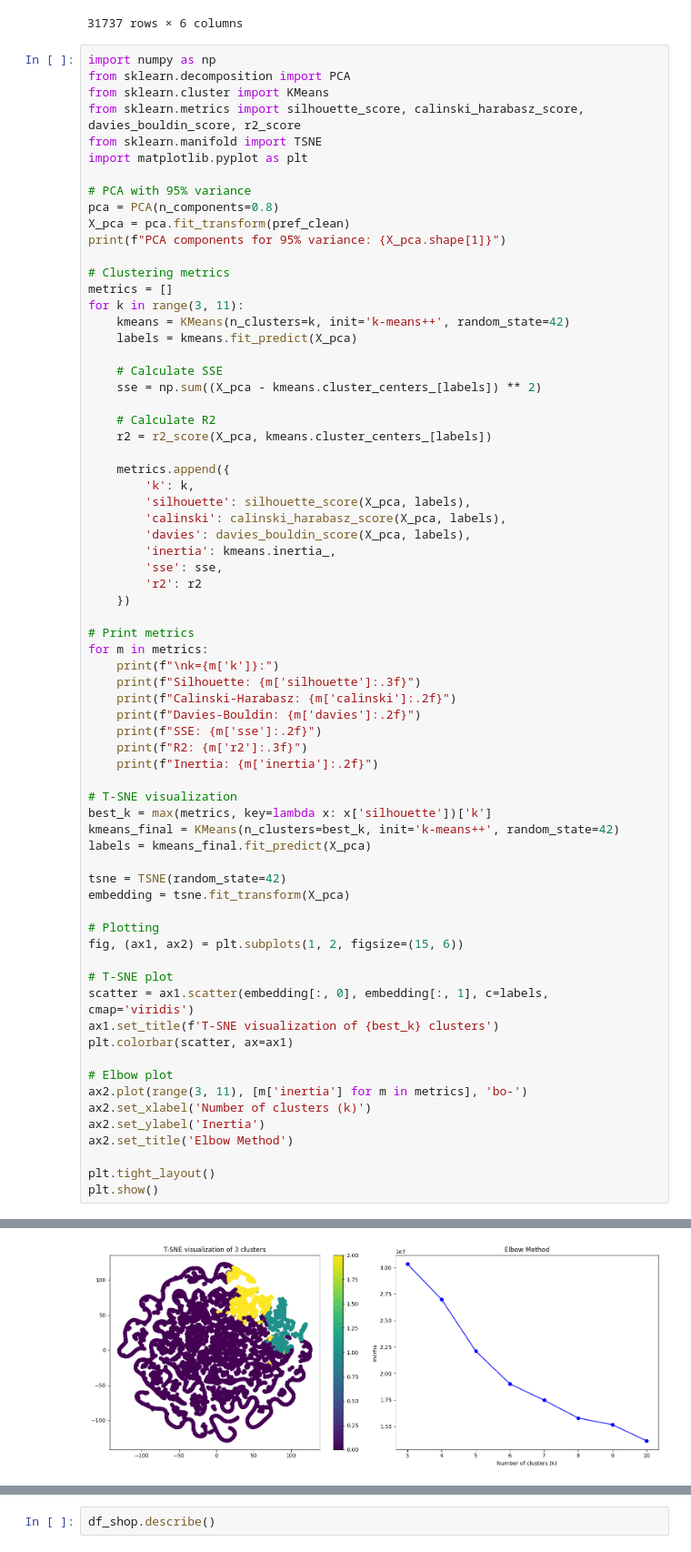
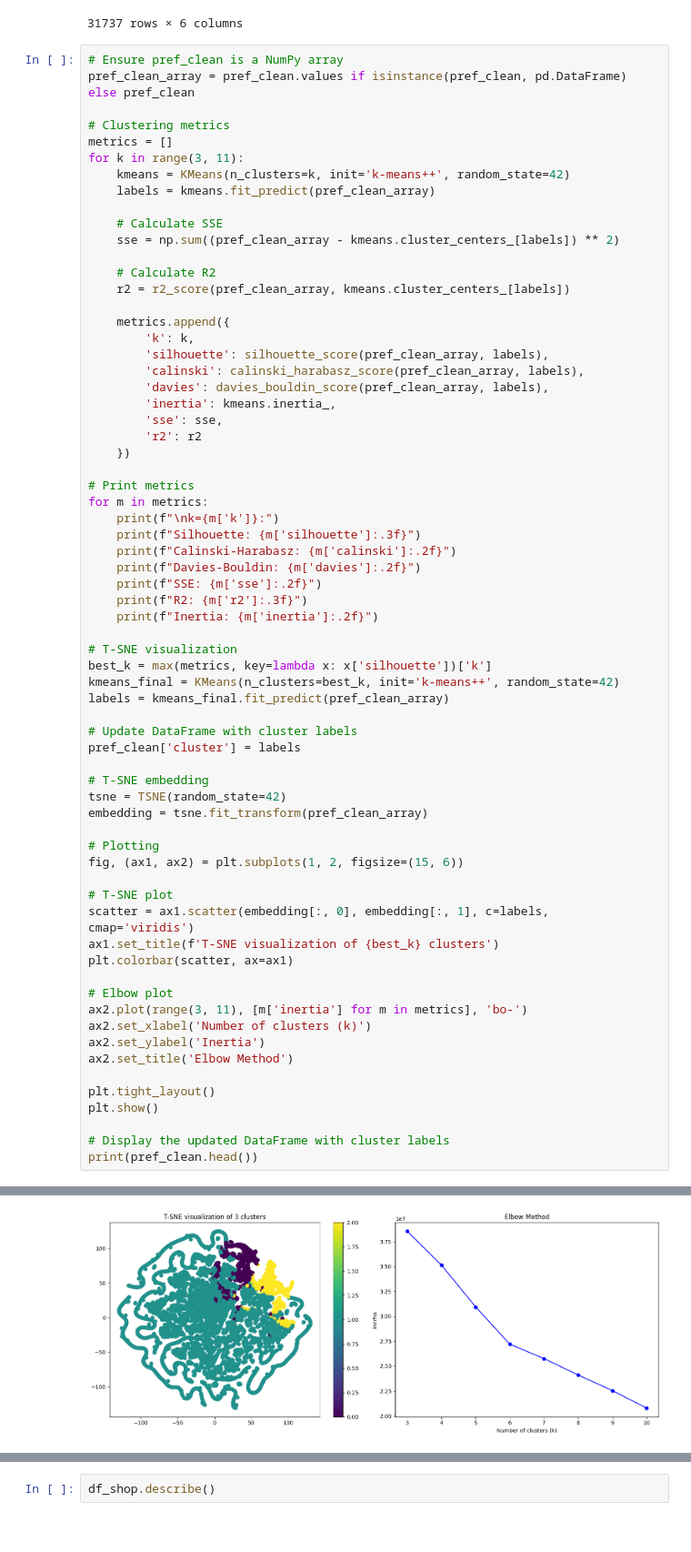
Before and after one commit to diogoruivo47/Data-Mining, a Jupyter notebook: draft-2 full segment join for final report.ipynb, the cells around one changed output, grey strips where cells are left out. Shown at 91% size. Drawn from its saved outputs; the diff is of its cells as text.

```diff
--- a/draft-2 full segment join for final report.ipynb
+++ b/draft-2 full segment join for final report.ipynb
@@ -262,35 +286,26 @@ pref_clean
 | 31736 | 0.00 | 0.00 | 7.91 | 0.00 | 0.00 | 0.0 |
 31737 rows × 6 columns
 # %%
-import numpy as np
-from sklearn.decomposition import PCA
-from sklearn.cluster import KMeans
-from sklearn.metrics import silhouette_score, calinski_harabasz_score, davies_bouldin_score, r2_score
-from sklearn.manifold import TSNE
-import matplotlib.pyplot as plt
-
-# PCA with 95% variance
-pca = PCA(n_components=0.8)
-X_pca = pca.fit_transform(pref_clean)
-print(f"PCA components for 95% variance: {X_pca.shape[1]}")
+# Ensure pref_clean is a NumPy array
+pref_clean_array = pref_clean.values if isinstance(pref_clean, pd.DataFrame) else pref_clean
 
 # Clustering metrics
 metrics = []
 for k in range(3, 11):
     kmeans = KMeans(n_clusters=k, init='k-means++', random_state=42)
-    labels = kmeans.fit_predict(X_pca)
+    labels = kmeans.fit_predict(pref_clean_array)
 
     # Calculate SSE
-    sse = np.sum((X_pca - kmeans.cluster_centers_[labels]) ** 2)
+    sse = np.sum((pref_clean_array - kmeans.cluster_centers_[labels]) ** 2)
 
     # Calculate R2
-    r2 = r2_score(X_pca, kmeans.cluster_centers_[labels])
+    r2 = r2_score(pref_clean_array, kmeans.cluster_centers_[labels])
 
     metrics.append({
         'k': k,
-        'silhouette': silhouette_score(X_pca, labels),
-        'calinski': calinski_harabasz_score(X_pca, labels),
-        'davies': davies_bouldin_score(X_pca, labels),
+        'silhouette': silhouette_score(pref_clean_array, labels),
+        'calinski': calinski_harabasz_score(pref_clean_array, labels),
+        'davies': davies_bouldin_score(pref_clean_array, labels),
         'inertia': kmeans.inertia_,
         'sse': sse,
         'r2': r2
@@ -309,10 +324,14 @@ for m in metrics:
 # T-SNE visualization
 best_k = max(metrics, key=lambda x: x['silhouette'])['k']
 kmeans_final = KMeans(n_clusters=best_k, init='k-means++', random_state=42)
-labels = kmeans_final.fit_predict(X_pca)
+labels = kmeans_final.fit_predict(pref_clean_array)
 
+# Update DataFrame with cluster labels
+pref_clean['cluster'] = labels
+
+# T-SNE embedding
 tsne = TSNE(random_state=42)
-embedding = tsne.fit_transform(X_pca)
+embedding = tsne.fit_transform(pref_clean_array)
 
 # Plotting
 fig, (ax1, ax2) = plt.subplots(1, 2, figsize=(15, 6))
@@ -330,4 +349,7 @@ ax2.set_title('Elbow Method')
 
 plt.tight_layout()
 plt.show()
+
+# Display the updated DataFrame with cluster labels
+print(pref_clean.head())
 # %% [output]
@@ -351 +373 @@ Inertia: 13652315.53
-[figure, old version]
+[figure, new version]
```
Also changed, not shown: parts of 37 cells of this notebook.
